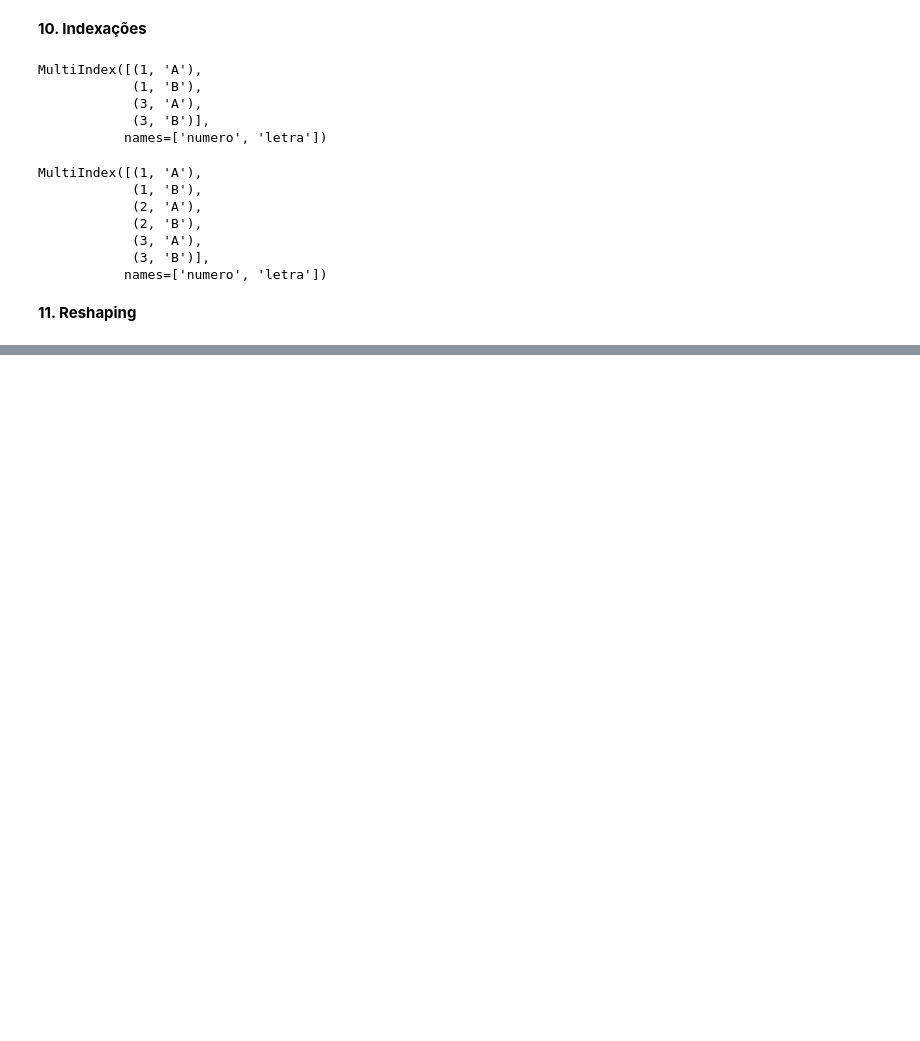
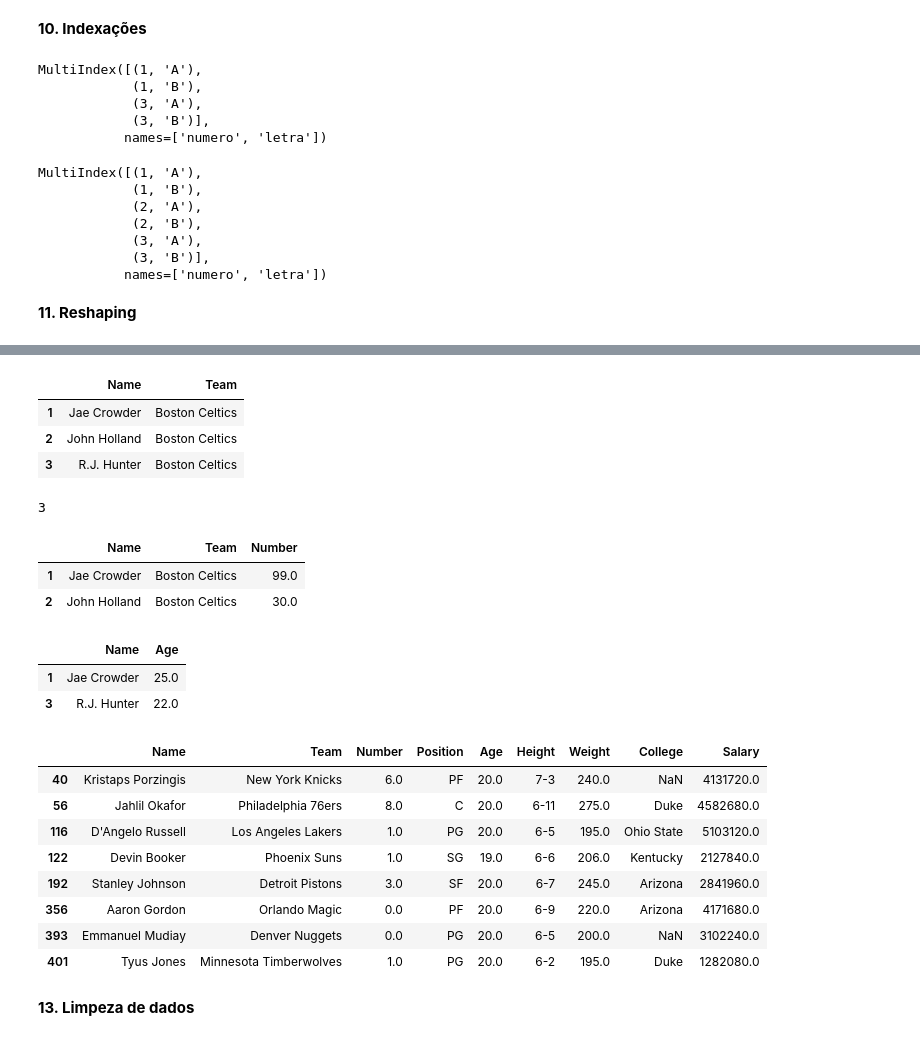
Before and after one commit to CarlosLeandro09/Radiology, a Jupyter notebook: Um_pouco_de_Pandas.ipynb, the cells around one changed output, grey strips where cells are left out. Cells and saved outputs as stored; diff of their text form; code cells hidden in the pictures; blank space fills up the shorter version.

```diff
--- a/Um_pouco_de_Pandas.ipynb
+++ b/Um_pouco_de_Pandas.ipynb
@@ -314,0 +505,40 @@ array([[ 0.27807533,  0.7036319 ,  2.18891959,  1.23565315, -0.11315457,
+# %%
+# loc usa para o nome
+w = df6.loc[1:3,["Name","Team"]]
+w
+# %% [output]
+|  | Name | Team |
+| 1 | Jae Crowder | Boston Celtics |
+| 2 | John Holland | Boston Celtics |
+| 3 | R.J. Hunter | Boston Celtics |
+# %%
+len(w)
+# %% [output]
+3
+# %%
+# iloc usa índice
+df6.iloc[1:3,0:3]
+# %% [output]
+|  | Name | Team | Number |
+| 1 | Jae Crowder | Boston Celtics | 99.0 |
+| 2 | John Holland | Boston Celtics | 30.0 |
+# %%
+df6.iloc[[1,3],[0,4]]
+# %% [output]
+|  | Name | Age |
+| 1 | Jae Crowder | 25.0 |
+| 3 | R.J. Hunter | 22.0 |
+# %%
+df6[(df6.Age < 21) & (df6.Number < 10)]
+# %% [output]
+|  | Name | Team | Number | Position | Age | Height | Weight | College | Salary |
+| 40 | Kristaps Porzingis | New York Knicks | 6.0 | PF | 20.0 | 7-3 | 240.0 | NaN | 4131720.0 |
+| 56 | Jahlil Okafor | Philadelphia 76ers | 8.0 | C | 20.0 | 6-11 | 275.0 | Duke | 4582680.0 |
+| 116 | D'Angelo Russell | Los Angeles Lakers | 1.0 | PG | 20.0 | 6-5 | 195.0 | Ohio State | 5103120.0 |
+| 122 | Devin Booker | Phoenix Suns | 1.0 | SG | 19.0 | 6-6 | 206.0 | Kentucky | 2127840.0 |
+| 192 | Stanley Johnson | Detroit Pistons | 3.0 | SF | 20.0 | 6-7 | 245.0 | Arizona | 2841960.0 |
+| 356 | Aaron Gordon | Orlando Magic | 0.0 | PF | 20.0 | 6-9 | 220.0 | Arizona | 4171680.0 |
+| 393 | Emmanuel Mudiay | Denver Nuggets | 0.0 | PG | 20.0 | 6-5 | 200.0 | NaN | 3102240.0 |
+| 401 | Tyus Jones | Minnesota Timberwolves | 1.0 | PG | 20.0 | 6-2 | 195.0 | Duke | 1282080.0 |
+# %% [markdown]
+**13. Limpeza de dados**
```
Also changed, not shown: parts of 44 cells of this notebook.
